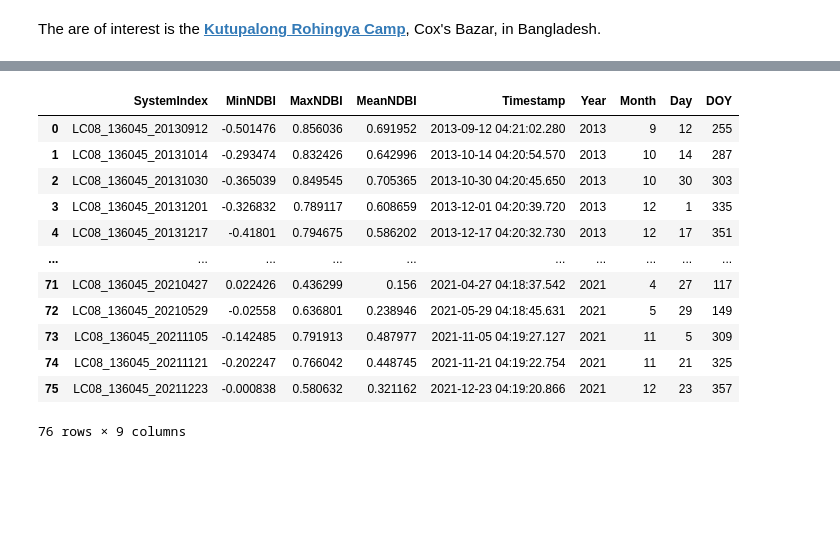
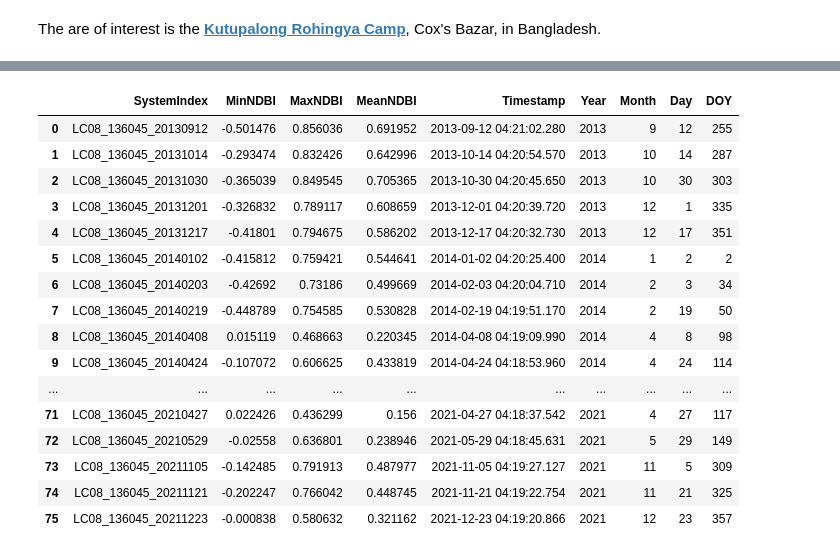
Before and after one commit to KaziJahidurRahaman/NDBI_Py_GEE_Kutupalong_Rohingya_Camp, a Jupyter notebook: NDBI_Py_GEE.ipynb, the cells around one changed output, grey strips where cells are left out. Drawn from its saved outputs; the diff is of its cells as text; code cells hidden in the pictures; blank space fills up the shorter version.

```diff
--- a/NDBI_Py_GEE.ipynb
+++ b/NDBI_Py_GEE.ipynb
@@ -137,7 +92,7 @@ map
 # %%
-nir  = test_image.select('B4')
-swir = test_image.select('B5')
+# nir  = test_image.select('B4')
+# swir = test_image.select('B5')
 
 
-ndbi = swir.subtract(nir).divide(swir.add(nir)).rename('NDBI')
+# ndbi = swir.subtract(nir).divide(swir.add(nir)).rename('NDBI')
 # %%
@@ -231,18 +176,25 @@ def add_date_info(df):
 # %%
 df = add_date_info(df).drop(columns=['Millis'])
 df
-# %% [output]
-|  | SystemIndex | MinNDBI | MaxNDBI | MeanNDBI | Timestamp | Year | Month | Day | DOY |
-| 0 | LC08_136045_20130912 | -0.501476 | 0.856036 | 0.691952 | 2013-09-12 04:21:02.280 | 2013 | 9 | 12 | 255 |
-| 1 | LC08_136045_20131014 | -0.293474 | 0.832426 | 0.642996 | 2013-10-14 04:20:54.570 | 2013 | 10 | 14 | 287 |
-| 2 | LC08_136045_20131030 | -0.365039 | 0.849545 | 0.705365 | 2013-10-30 04:20:45.650 | 2013 | 10 | 30 | 303 |
-| 3 | LC08_136045_20131201 | -0.326832 | 0.789117 | 0.608659 | 2013-12-01 04:20:39.720 | 2013 | 12 | 1 | 335 |
-| 4 | LC08_136045_20131217 | -0.41801 | 0.794675 | 0.586202 | 2013-12-17 04:20:32.730 | 2013 | 12 | 17 | 351 |
-| ... | ... | ... | ... | ... | ... | ... | ... | ... | ... |
-| 71 | LC08_136045_20210427 | 0.022426 | 0.436299 | 0.156 | 2021-04-27 04:18:37.542 | 2021 | 4 | 27 | 117 |
-| 72 | LC08_136045_20210529 | -0.02558 | 0.636801 | 0.238946 | 2021-05-29 04:18:45.631 | 2021 | 5 | 29 | 149 |
-| 73 | LC08_136045_20211105 | -0.142485 | 0.791913 | 0.487977 | 2021-11-05 04:19:27.127 | 2021 | 11 | 5 | 309 |
-| 74 | LC08_136045_20211121 | -0.202247 | 0.766042 | 0.448745 | 2021-11-21 04:19:22.754 | 2021 | 11 | 21 | 325 |
-| 75 | LC08_136045_20211223 | -0.000838 | 0.580632 | 0.321162 | 2021-12-23 04:19:20.866 | 2021 | 12 | 23 | 357 |
-76 rows × 9 columns
+# %%
+pd.set_option('display.max_rows', None)
+df
+# %% [output]
+|  | SystemIndex | MinNDBI | MaxNDBI | MeanNDBI | Timestamp | Year | Month | Day | DOY |
+| 0 | LC08_136045_20130912 | -0.501476 | 0.856036 | 0.691952 | 2013-09-12 04:21:02.280 | 2013 | 9 | 12 | 255 |
+| 1 | LC08_136045_20131014 | -0.293474 | 0.832426 | 0.642996 | 2013-10-14 04:20:54.570 | 2013 | 10 | 14 | 287 |
+| 2 | LC08_136045_20131030 | -0.365039 | 0.849545 | 0.705365 | 2013-10-30 04:20:45.650 | 2013 | 10 | 30 | 303 |
+| 3 | LC08_136045_20131201 | -0.326832 | 0.789117 | 0.608659 | 2013-12-01 04:20:39.720 | 2013 | 12 | 1 | 335 |
+| 4 | LC08_136045_20131217 | -0.41801 | 0.794675 | 0.586202 | 2013-12-17 04:20:32.730 | 2013 | 12 | 17 | 351 |
+| 5 | LC08_136045_20140102 | -0.415812 | 0.759421 | 0.544641 | 2014-01-02 04:20:25.400 | 2014 | 1 | 2 | 2 |
+| 6 | LC08_136045_20140203 | -0.42692 | 0.73186 | 0.499669 | 2014-02-03 04:20:04.710 | 2014 | 2 | 3 | 34 |
+| 7 | LC08_136045_20140219 | -0.448789 | 0.754585 | 0.530828 | 2014-02-19 04:19:51.170 | 2014 | 2 | 19 | 50 |
+| 8 | LC08_136045_20140408 | 0.015119 | 0.468663 | 0.220345 | 2014-04-08 04:19:09.990 | 2014 | 4 | 8 | 98 |
+| 9 | LC08_136045_20140424 | -0.107072 | 0.606625 | 0.433819 | 2014-04-24 04:18:53.960 | 2014 | 4 | 24 | 114 |
+| ... | ... | ... | ... | ... | ... | ... | ... | ... | ... |
+| 71 | LC08_136045_20210427 | 0.022426 | 0.436299 | 0.156 | 2021-04-27 04:18:37.542 | 2021 | 4 | 27 | 117 |
+| 72 | LC08_136045_20210529 | -0.02558 | 0.636801 | 0.238946 | 2021-05-29 04:18:45.631 | 2021 | 5 | 29 | 149 |
+| 73 | LC08_136045_20211105 | -0.142485 | 0.791913 | 0.487977 | 2021-11-05 04:19:27.127 | 2021 | 11 | 5 | 309 |
+| 74 | LC08_136045_20211121 | -0.202247 | 0.766042 | 0.448745 | 2021-11-21 04:19:22.754 | 2021 | 11 | 21 | 325 |
+| 75 | LC08_136045_20211223 | -0.000838 | 0.580632 | 0.321162 | 2021-12-23 04:19:20.866 | 2021 | 12 | 23 | 357 |
 # %%
```
Also changed, not shown: parts of 22 cells of this notebook, 2 other files.
